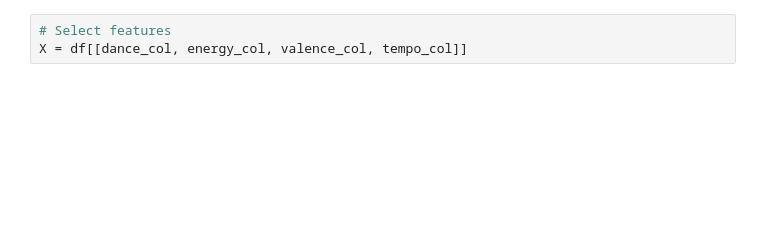
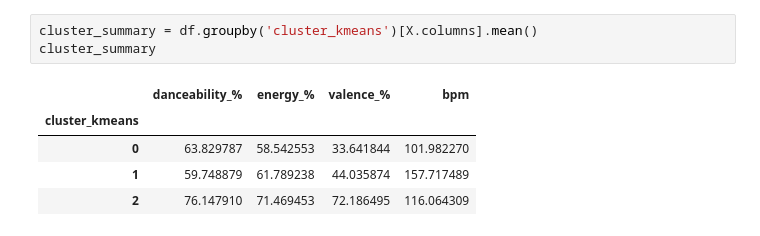
Before and after one commit to mrapo2007-svg/ml-spotify-project, a Jupyter notebook: notebooks/T3_Unsupervised.ipynb, the cells around one changed output. Cells and saved outputs as stored; diff of their text form; blank space fills up the shorter version.

```diff
--- a/notebooks/T3_Unsupervised.ipynb
+++ b/notebooks/T3_Unsupervised.ipynb
@@ -23,3 +84,9 @@ df = df.dropna(subset=[dance_col, energy_col, valence_col, tempo_col])
 # %%
-# Select features
-X = df[[dance_col, energy_col, valence_col, tempo_col]]
+cluster_summary = df.groupby('cluster_kmeans')[X.columns].mean()
+cluster_summary
+# %% [output]
+|  | danceability_% | energy_% | valence_% | bpm |
+| cluster_kmeans |  |  |  |  |
+| 0 | 63.829787 | 58.542553 | 33.641844 | 101.982270 |
+| 1 | 59.748879 | 61.789238 | 44.035874 | 157.717489 |
+| 2 | 76.147910 | 71.469453 | 72.186495 | 116.064309 |
```
Also changed, not shown: parts of 12 cells of this notebook, 6 other files.
